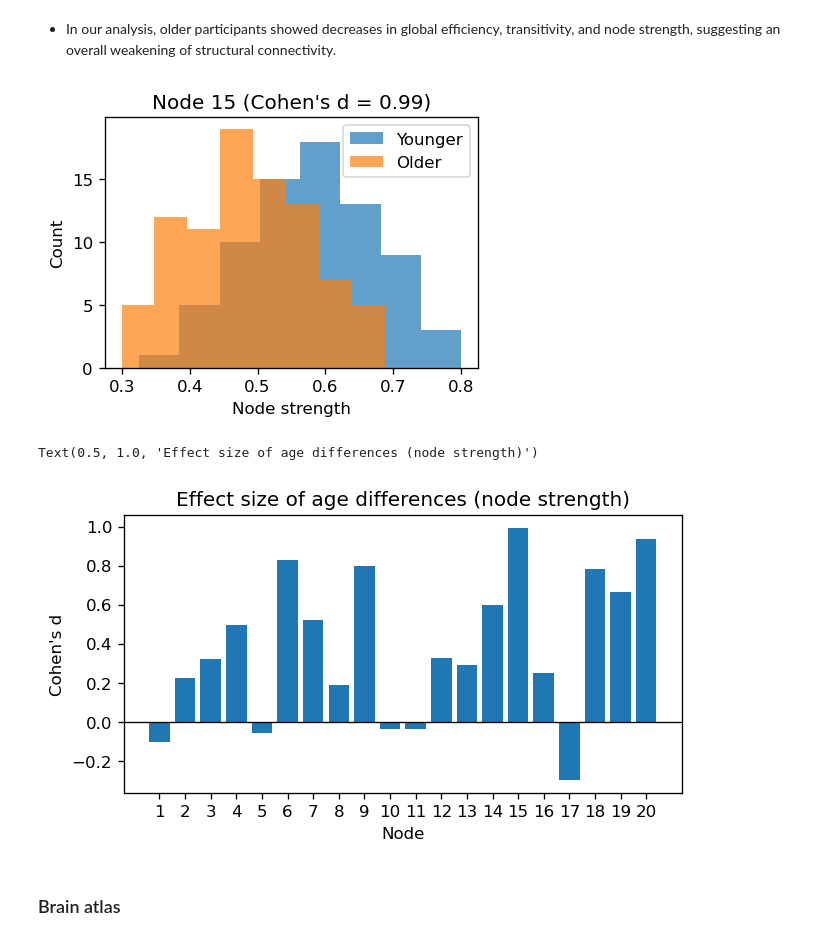
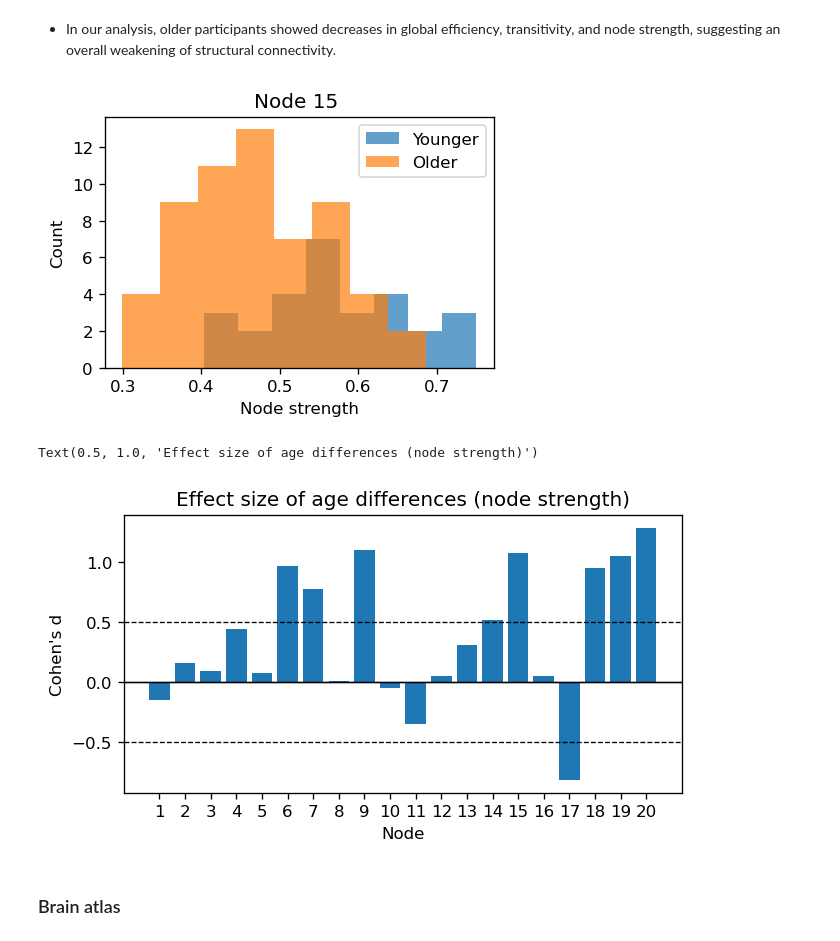
Before and after one commit to KGatica/MathModel_Neuro, a Jupyter notebook: tutorials/02_Connectivity/02_structure_aging.ipynb, the cells around one changed output. Saved outputs shown, nothing was run; the diff lists cells and outputs as text; code cells hidden in the pictures.

```diff
--- a/tutorials/02_Connectivity/02_structure_aging.ipynb
+++ b/tutorials/02_Connectivity/02_structure_aging.ipynb
@@ -66,8 +66,8 @@ sc_data_norm = sc_data/np.max(sc_data)
 age_data = age_data.squeeze()                 # (161,)
 
 # define age groups
-younger_idx = age_data <= 40
-older_idx   = age_data > 40
+younger_idx = age_data <= 20
+older_idx   = age_data >= 60
 
 # compute mean connectivity matrices
 sc_young = np.mean(sc_data_norm[:,:,younger_idx],axis=2)
@@ -96,15 +97,16 @@ plt.figure(figsize=(5, 3), dpi=120)
 plt.scatter(age_data, sc_mean_per_subject)
 
 p = np.polyfit(age_data, sc_mean_per_subject, 1)
-xfit = np.linspace(age.min(), age.max(), 100)
+xfit = np.linspace(age_data.min(), age_data.max(), 100)
 yfit = np.polyval(p, xfit)
 plt.plot(xfit, yfit,'k--')
 
 plt.xlabel("Age (years)")
 plt.ylabel("Mean connectivity")
-plt.title(f"Age vs mean connectivity (r = {r:.2f})")
+
 
 r, p = pearsonr(age_data, sc_mean_per_subject)
 print(f"Pearson r = {r:.2f}, p = {p:.3f}")
+plt.title(f"Age vs mean connectivity (r = {r:.2f})")
 # %% [output]
 Pearson r = -0.38, p = 0.000
@@ -162,8 +165,8 @@ for s in range(num_subj):
 160
 # %%
 
-transitivity = transitivity_all.squeeze()
-efficiency   = efficiency_all.squeeze()
+transitivity = transitivity.squeeze()
+efficiency   = efficiency.squeeze()
 
 metrics = [
     (transitivity, "Transitivity", "Segregation"),
@@ -173,15 +176,15 @@ metrics = [
 plt.figure(figsize=(8, 3), dpi=120)
 
 for i, (y, ylabel, title) in enumerate(metrics, 1):
-    r, _ = pearsonr(age, y)
+    r, _ = pearsonr(age_data, y)
 
     # linear trend
-    p = np.polyfit(age, y, 1)
-    xfit = np.linspace(age.min(), age.max(), 100)
+    p = np.polyfit(age_data, y, 1)
+    xfit = np.linspace(age_data.min(), age_data.max(), 100)
     yfit = np.polyval(p, xfit)
 
     plt.subplot(1, 2, i)
-    plt.scatter(age, y)
+    plt.scatter(age_data, y)
     plt.plot(xfit, yfit,'--k')
     plt.xlabel("Age (years)")
     plt.ylabel(ylabel)
@@ -203,37 +206,41 @@ def cohens_d(x, y):
     vx, vy = np.var(x, ddof=1), np.var(y, ddof=1)
     pooled_std = np.sqrt(((nx - 1)*vx + (ny - 1)*vy) / (nx + ny - 2))
     return (np.mean(x) - np.mean(y)) / pooled_std
 
-# Node with largest absolute effect
-n_max = 14#np.argmax(np.abs(dvals))
+# Select some node to visualize
+n_max = 14
 
 fig, ax = plt.subplots(figsize=(4, 3), dpi=120)
 
 ax.hist(strength[n_max, younger_idx], bins=8, alpha=0.7, label="Younger")
 ax.hist(strength[n_max, older_idx],   bins=8, alpha=0.7, label="Older")
 
 ax.set_xlabel("Node strength")
 ax.set_ylabel("Count")
-ax.set_title(f"Node {n_max + 1} (Cohen's d = {dvals[n_max]:.2f})")
+ax.set_title(f"Node {n_max + 1} ")
 ax.legend()
 
 plt.tight_layout()
 plt.show()
 
 
 dvals = [cohens_d(strength[n, younger_idx], strength[n, older_idx])
          for n in range(nodes)]
 
 plt.figure(figsize=(6, 3), dpi=120)
 x = np.arange(1, nodes + 1)  # labels: 1-20
 plt.bar(x, dvals)
 plt.axhline(0, color="k", linewidth=0.8)
 plt.xlabel("Node")
 plt.xticks(np.arange(1, nodes + 1))
+plt.ylabel("Cohen's d")
 
-plt.ylabel("Cohen's d")
+plt.axhline(0, color="k", linewidth=0.8)
+plt.axhline(0.5, color="k", linestyle="--", linewidth=0.8)
+plt.axhline(-0.5, color="k", linestyle="--", linewidth=0.8)
+
 plt.title("Effect size of age differences (node strength)")
 # %% [output]
-[figure, old version]
+[figure, new version]
 Text(0.5, 1.0, 'Effect size of age differences (node strength)')
-[figure, old version]
+[figure, new version]
```
Also changed, not shown: parts of 10 cells of this notebook, 1 other file.
